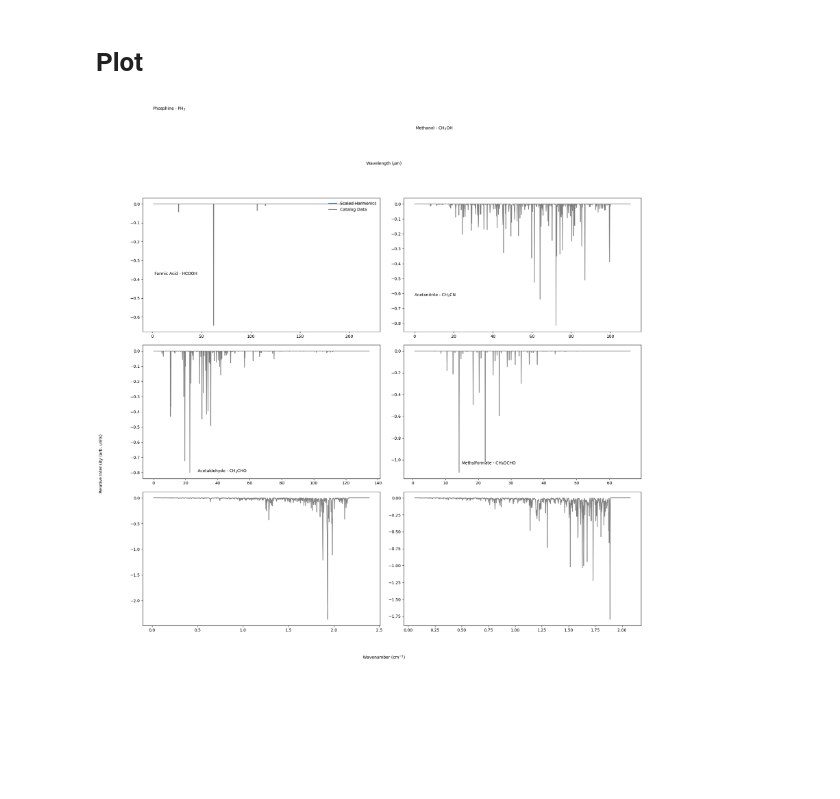
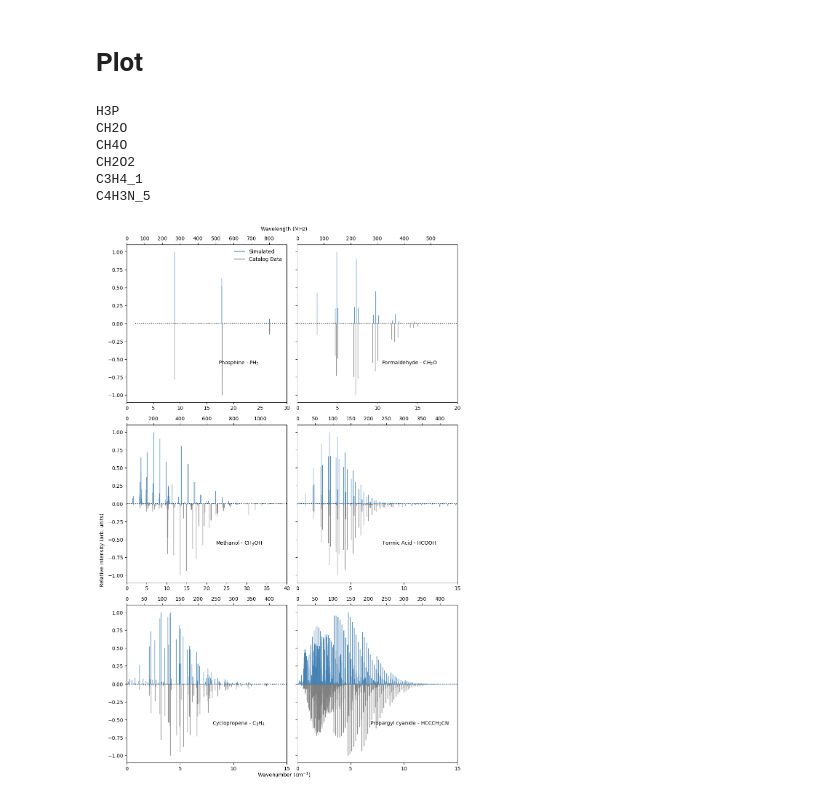
Before and after one commit to mpettyjo/4_BigData, a Jupyter notebook: Plots/RotationalSpec_Compareto_CDMS_JPL.ipynb, the cells around one changed output. Saved outputs shown, nothing was run; the diff lists cells and outputs as text; code cells hidden in the pictures; blank space fills up the shorter version.

Commit message:
add functions

```diff
--- a/Plots/RotationalSpec_Compareto_CDMS_JPL.ipynb
+++ b/Plots/RotationalSpec_Compareto_CDMS_JPL.ipynb
@@ -181,7 +197,20 @@ def plot_CDMS_JPL(freq, intens, source, i , j):
     -------
 
     '''
-    freq_axis, intens_axis = givewidth(freq, intens) # normalize intensities again
-    ax[i,j].plot(freq_axis, -np.array(intens_axis),
-            color='grey', label = source)
+    #freq_axis, intens_axis = givewidth(freq, intens) # normalize intensities again
+    #ax[i,j].plot(freq, -np.array(intens),
+    #        color='grey', label = source)
+    markers,stems,base = ax[i,j].stem(freq,-intens,markerfmt=' ', basefmt='k:', linefmt='grey')
+    plt.setp(stems, 'linewidth', 1)
     return
+# %%
+def plot_simulation(freq, intens, i , j):
+    markers,stems,base = ax[i,j].stem(freq,intens,markerfmt=' ', basefmt='k:', linefmt='steelblue')
+    plt.setp(stems, 'linewidth', 1)
+    return
+# %%
+def wavenumbers2MHz(x):
+    return (x * 29979.2458)/1000
+
+def MHztowavenumbers(x):
+    return x * 0.0000334
@@ -221,33 +336,68 @@ df.to_csv('/Users/z5380625/Documents/Research/4_BigData/simulation_data_six.csv'
 # %%
 i_index = [0,0,1,1,2,2]
 j_index = [0,1,0,1,0,1]
 
-fig, ax = plt.subplots(3,2,figsize=(22,19))
+fig, ax = plt.subplots(3,2,figsize=(10,15))
 fig.subplots_adjust(wspace=0.1)
 fig.subplots_adjust(hspace=0.1)
-fig.text(0.06,0.35,"Relative Intensity (arb. units)", rotation = 'vertical', horizontalalignment = 'center')
-fig.text(0.5,0.05,"Wavenumber (cm$^{-1}$)", rotation = 'horizontal', horizontalalignment = 'center')
-fig.text(0.5,0.94,"Wavelength ($\mu$m)", rotation = 'horizontal', horizontalalignment = 'center')
+fig.text(0.00,0.35,"Relative Intensity (arb. units)", rotation = 'vertical', horizontalalignment = 'center')
+fig.text(0.5,0.0,"Wavenumber (cm$^{-1}$)", rotation = 'horizontal', horizontalalignment = 'center')
+fig.text(0.5,1.0,"Wavelength (MHz)", rotation = 'horizontal', horizontalalignment = 'center')
 source_line = Line2D([0], [0], label='Catalog Data', color='grey')
-scaled_harm = Line2D([0], [0], label='Scaled Harmonics', color='steelblue')
+scaled_harm = Line2D([0], [0], label='Simulated', color='steelblue')
 handles_mc = [scaled_harm,source_line]
 ax[0,0].legend(handles= handles_mc, ncol = 1, frameon=False, loc = 'upper right')
 
+
 for mol in all_list:
     mol_id = mol[0]
+    mol_formula = data_ground[data_ground['SMILES']==mol[-1]]['Formula'].values[0]
+    print(mol_formula)
     mol_label = mol[1]
     source = mol[2]
     i, j = mol[3], mol[4]
+    upper = mol[5]
+
+    #compute_RMSE_positions(mol_formula,mol_id)
 
     if source == 'CDMS':
-        freq, intens = CDMS_get_frequencues_intensities(mol_id)
+        freq_observ, intens_observ = CDMS_get_frequencues_intensities(mol_id)
+        freq_sim, intens_sim = simulated_frequencies_intensities(mol_formula)
     elif source == 'JPL':
         freq, intens = JPL_get_frequencues_intensities(mol_id)
 
-    plot_CDMS_JPL(freq, intens, source, i , j)
-    ax[i,j].text(0.5,0.5,mol_label)
+    plot_CDMS_JPL(freq_observ, intens_observ, source, i , j)
+    plot_simulation(freq_sim,intens_sim,i, j)
+
+    # ax2 = ax[i,j].twiny()
+    # ax2.set_xticks(ax[0,0].get_xticks())
+    # ax2.set_xbound(ax[0,0].get_xbound())
+    # ax2.set_xticklabels(tick_function(ax[0,0].get_xticks()))
+    # ax2.set_xlabel(None)
 
 
+
+    ax[i, j].set_xlim(0, upper)
+    ax[i, j].set_xticks(np.arange(0,upper+5,5))
+    ax[i, j].set_xticklabels(np.arange(0,upper+5,5))
+
+    ax[i,j].secondary_xaxis('top',functions=(wavenumbers2MHz, MHztowavenumbers))
+
+    ax[i,j].text(0.7,0.25,mol_label,horizontalalignment='center',
+    verticalalignment='center',transform = ax[i,j].transAxes)
+
+ax[0,1].set_yticklabels([])
+ax[1,1].set_yticklabels([])
+ax[2,1].set_yticklabels([])
+
+plt.tight_layout()
+
 plt.show()
 # %% [output]
+H3P
+CH2O
+CH4O
+CH2O2
+C3H4_1
+C4H3N_5
-[figure, old version]
+[figure, new version]
```
Also changed, not shown: parts of 11 cells of this notebook.
